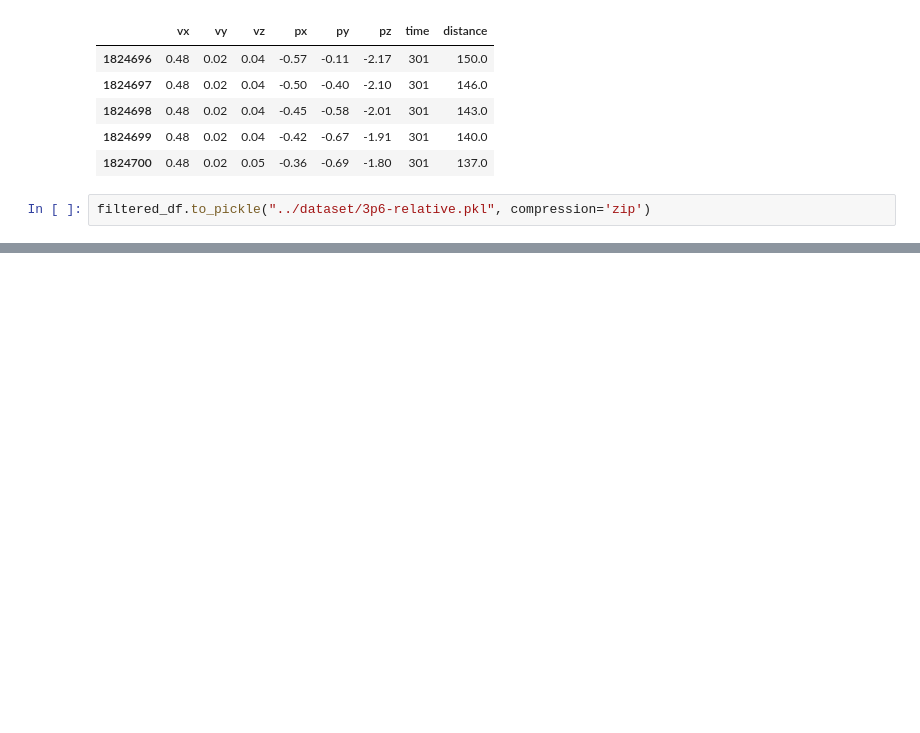
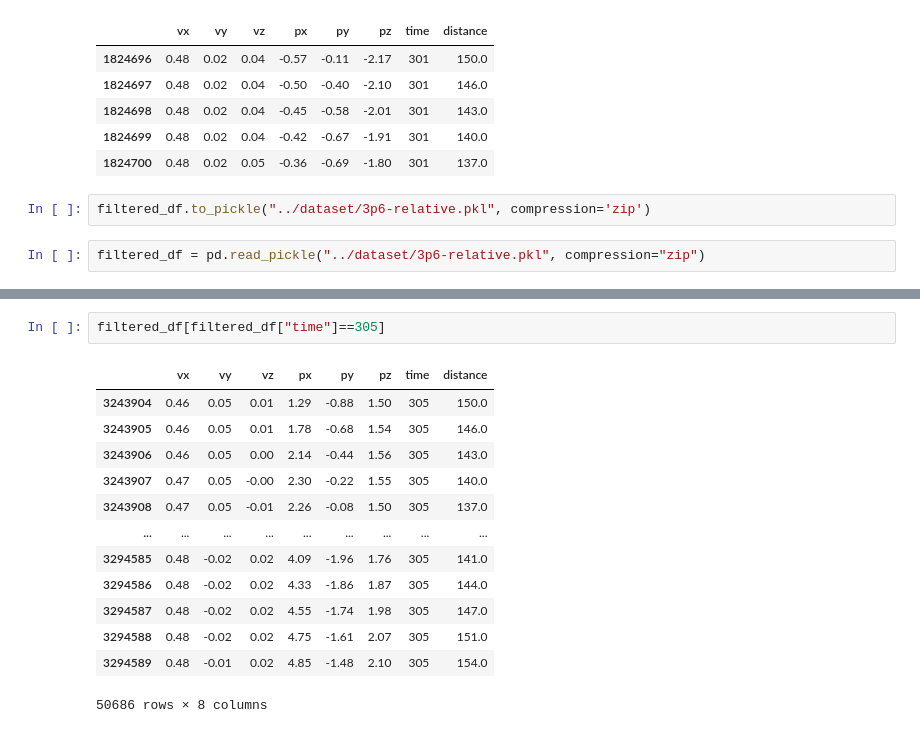
Before and after one commit to samfallahian/FDTransformer, a Jupyter notebook: playground/data.ipynb, the cells around one changed output, grey strips where cells are left out. Drawn from its saved outputs; the diff is of its cells as text; blank space fills up the shorter version.

```diff
--- a/playground/data.ipynb
+++ b/playground/data.ipynb
@@ -70,3 +70,5 @@ filtered_df.head()
 | 1824700 | 0.48 | 0.02 | 0.05 | -0.36 | -0.69 | -1.80 | 301 | 137.0 |
 # %%
 filtered_df.to_pickle("../dataset/3p6-relative.pkl", compression='zip')
+# %%
+filtered_df = pd.read_pickle("../dataset/3p6-relative.pkl", compression="zip")
@@ -72,0 +84,16 @@ filtered_df.to_pickle("../dataset/3p6-relative.pkl", compression='zip')
+# %%
+filtered_df[filtered_df["time"]==305]
+# %% [output]
+|  | vx | vy | vz | px | py | pz | time | distance |
+| 3243904 | 0.46 | 0.05 | 0.01 | 1.29 | -0.88 | 1.50 | 305 | 150.0 |
+| 3243905 | 0.46 | 0.05 | 0.01 | 1.78 | -0.68 | 1.54 | 305 | 146.0 |
+| 3243906 | 0.46 | 0.05 | 0.00 | 2.14 | -0.44 | 1.56 | 305 | 143.0 |
+| 3243907 | 0.47 | 0.05 | -0.00 | 2.30 | -0.22 | 1.55 | 305 | 140.0 |
+| 3243908 | 0.47 | 0.05 | -0.01 | 2.26 | -0.08 | 1.50 | 305 | 137.0 |
+| ... | ... | ... | ... | ... | ... | ... | ... | ... |
+| 3294585 | 0.48 | -0.02 | 0.02 | 4.09 | -1.96 | 1.76 | 305 | 141.0 |
+| 3294586 | 0.48 | -0.02 | 0.02 | 4.33 | -1.86 | 1.87 | 305 | 144.0 |
+| 3294587 | 0.48 | -0.02 | 0.02 | 4.55 | -1.74 | 1.98 | 305 | 147.0 |
+| 3294588 | 0.48 | -0.02 | 0.02 | 4.75 | -1.61 | 2.07 | 305 | 151.0 |
+| 3294589 | 0.48 | -0.01 | 0.02 | 4.85 | -1.48 | 2.10 | 305 | 154.0 |
+50686 rows × 8 columns
```
Also changed, not shown: parts of 7 cells of this notebook, 5 other files.
